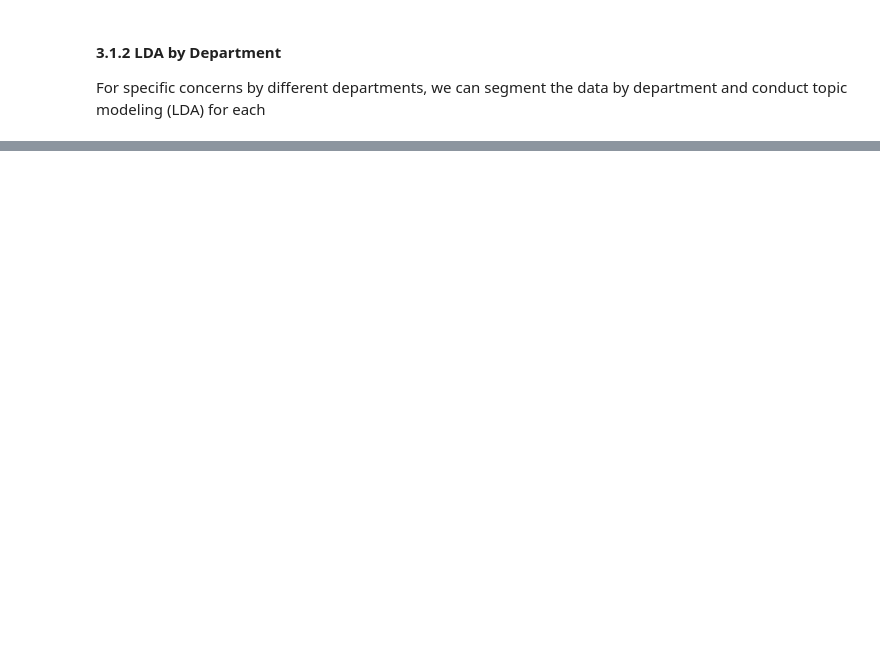
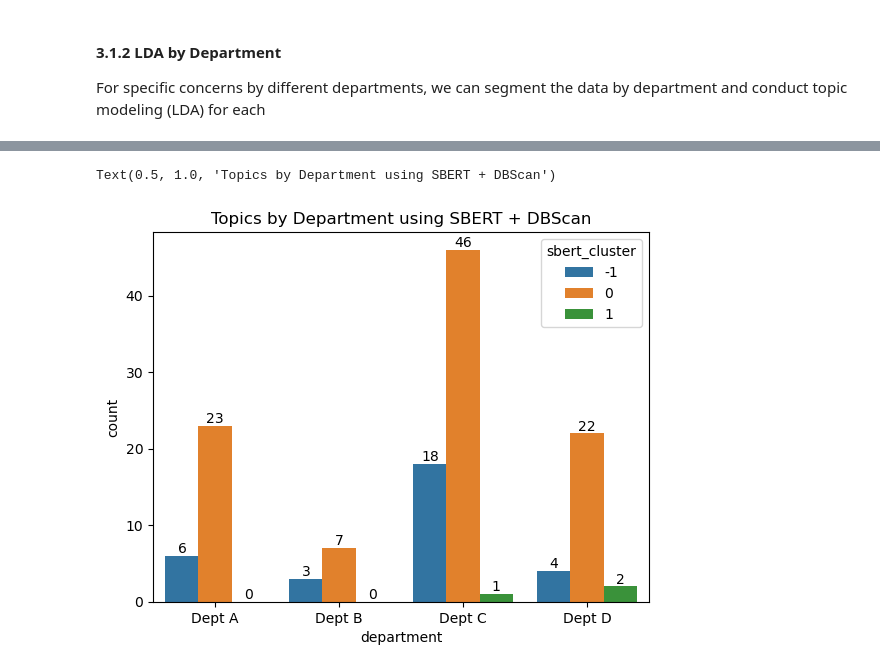
Before and after one commit to SantoshYadaw/Topic-Review-Extraction-HR, a Jupyter notebook: notebooks/02_topic_model.ipynb, the cells around one changed output, grey strips where cells are left out. Drawn from its saved outputs; the diff is of its cells as text; code cells hidden in the pictures; blank space fills up the shorter version.

```diff
--- a/notebooks/02_topic_model.ipynb
+++ b/notebooks/02_topic_model.ipynb
@@ -214,0 +352,13 @@ Name: clean_employee_feedback, dtype: object
+# %%
+# Instantiate model
+model = SentenceTransformer('sentence-transformers/all-MiniLM-L6-v2')
+# %%
+# Create list of docs
+docs = data_final["employee_feedback"].tolist()
+# %%
+# Create embeddings
+embeddings = model.encode(docs)
+# %%
+# Cluster using DBSCAN - cluster similar textual data together based on embeddings
+dbscan = DBSCAN(eps=0.5, min_samples=3, metric='cosine') # Eps: radius of the circle created around each data point to check the density. Min_samples: min number of datapoints required in that circle for that data point to be classified as a core datapoint
+data_final['sbert_cluster'] = dbscan.fit_predict(embeddings)
@@ -214,0 +421,10 @@ Name: clean_employee_feedback, dtype: object
+# %%
+# Plot of topics by department
+ax1 = sns.countplot(x ='department', data = data_final, hue="sbert_cluster")
+ax1.bar_label(ax1.containers[0])
+ax1.bar_label(ax1.containers[1])
+ax1.bar_label(ax1.containers[2])
+plt.title("Topics by Department using SBERT + DBScan")
+# %% [output]
+Text(0.5, 1.0, 'Topics by Department using SBERT + DBScan')
+[figure, added]
```
Also changed, not shown: parts of 29 cells of this notebook.
